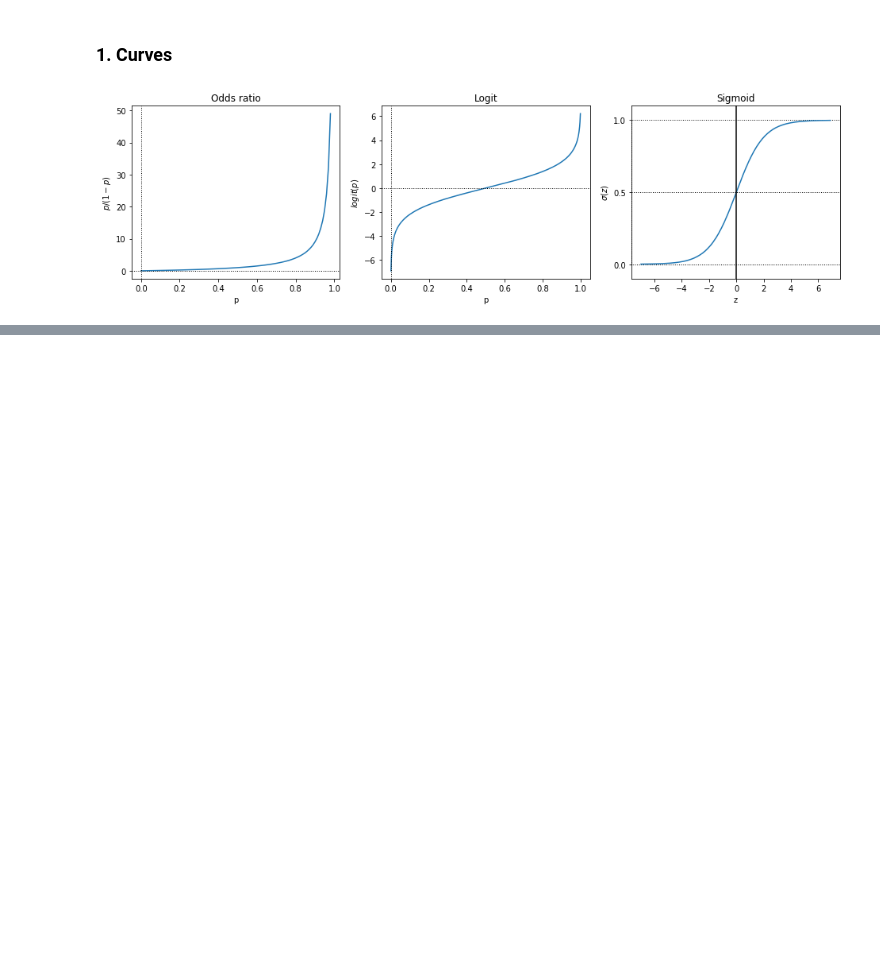
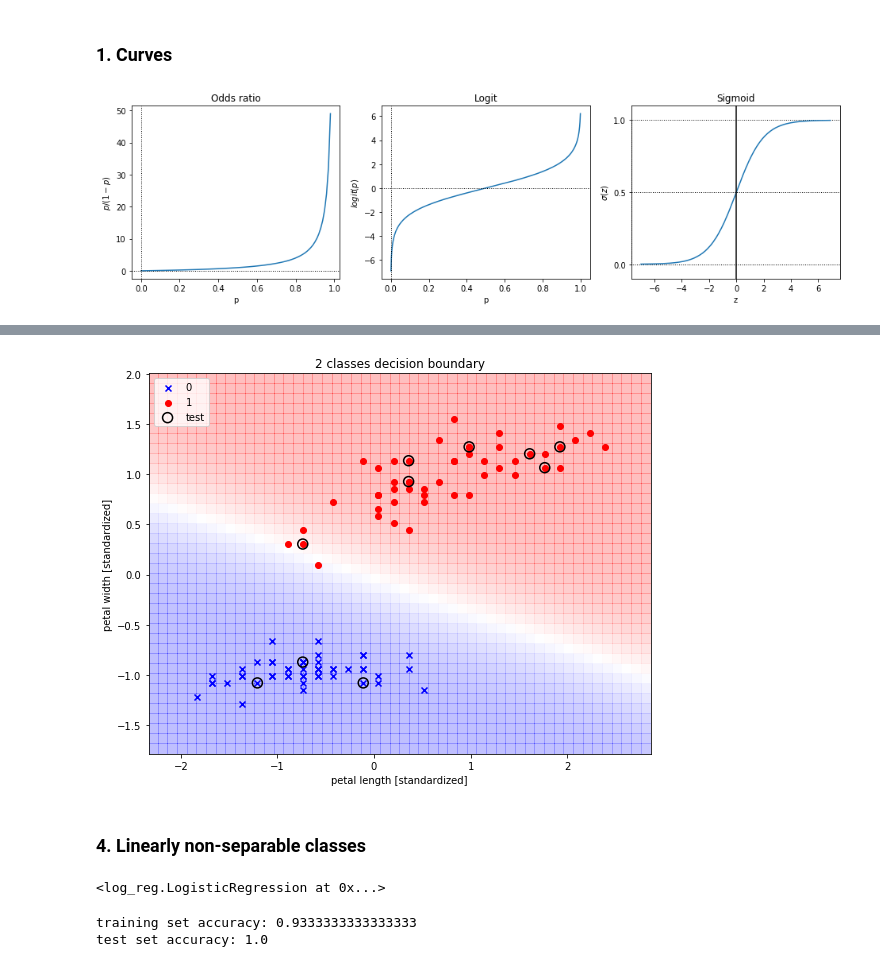
Before and after one commit to IwanVonNeumann/log-reg, a Jupyter notebook: log-reg-demo.ipynb, the cells around one changed output, grey strips where cells are left out. Cells and saved outputs as stored; diff of their text form; code cells hidden in the pictures; blank space fills up the shorter version.

```diff
--- a/log-reg-demo.ipynb
+++ b/log-reg-demo.ipynb
@@ -56,0 +130,16 @@ plt.show()
+# %%
+plt.figure(figsize=(9, 7))
+plot_2d_decision_boundary(
+    X=X_train, y=y_train.ravel(),
+    classifier=log_reg,
+    X_test=X_test, y_test=y_test.ravel(),
+    plot_settings={
+        'title': '2 classes decision boundary',
+        'xlabel': 'petal length [standardized]',
+        'ylabel': 'petal width [standardized]'
+    }
+)
+# %% [output]
+[figure, added]
+# %% [markdown]
+### 4. Linearly non-separable classes
@@ -56,0 +160,4 @@ plt.show()
+# %%
+log_reg.fit(X_train, y_train)
+# %% [output]
+<log_reg.LogisticRegression at 0x...>
@@ -56,0 +167,6 @@ plt.show()
+# %%
+print('training set accuracy:', accuracy_score(y_train, y_train_pred))
+print('test set accuracy:', accuracy_score(y_test, y_test_pred))
+# %% [output]
+training set accuracy: 0.9333333333333333
+test set accuracy: 1.0
```
Also changed, not shown: parts of 27 cells of this notebook, 8 other files.
